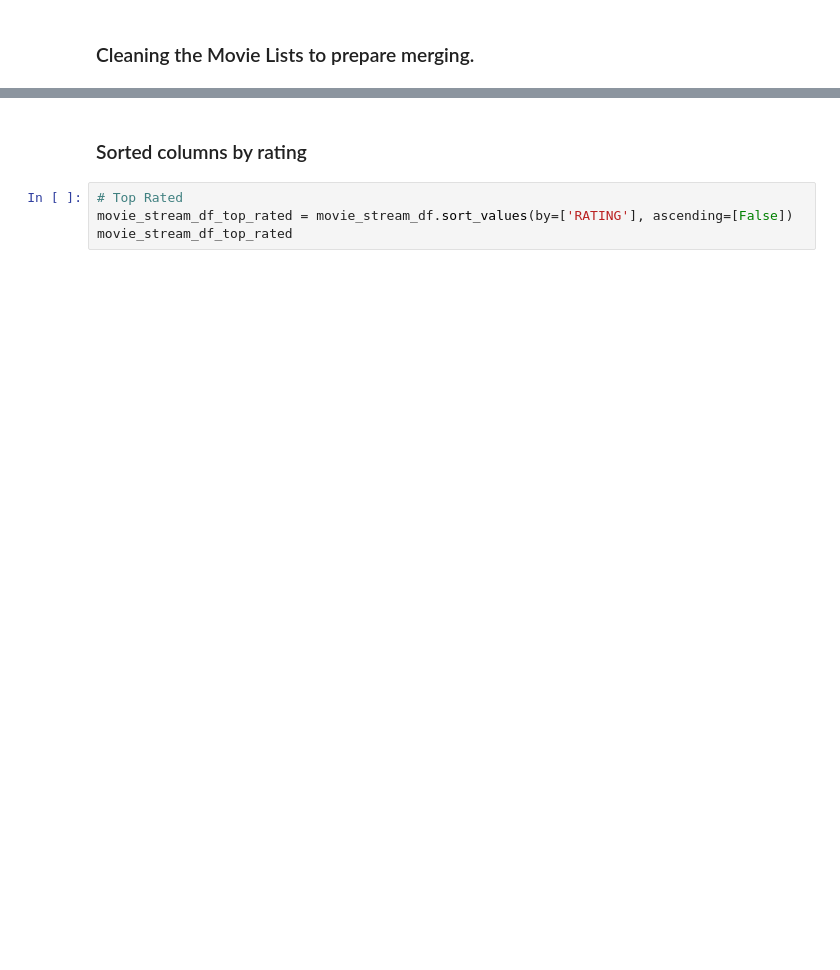
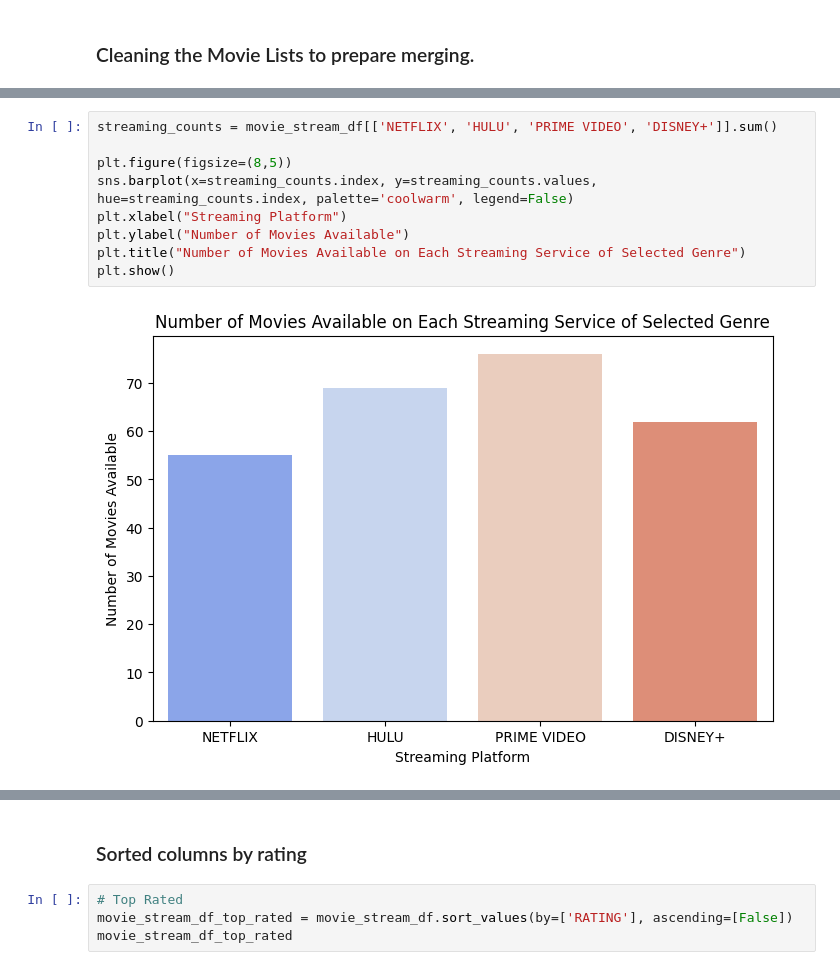
Before and after one commit to danthreepo/CapstoneProject_2025, a Jupyter notebook: vankirk_capstone_project_2025.ipynb, the cells around one changed output, grey strips where cells are left out. Saved outputs shown, nothing was run; the diff lists cells and outputs as text; blank space fills up the shorter version.

Commit message:
Checking that project is meeting requirements... added 3 visualizations... and added DATA_DICTIONARY.md

```diff
--- a/vankirk_capstone_project_2025.ipynb
+++ b/vankirk_capstone_project_2025.ipynb
@@ -332,0 +346,11 @@ movie_stream_df
+# %%
+streaming_counts = movie_stream_df[['NETFLIX', 'HULU', 'PRIME VIDEO', 'DISNEY+']].sum()
+
+plt.figure(figsize=(8,5))
+sns.barplot(x=streaming_counts.index, y=streaming_counts.values, hue=streaming_counts.index, palette='coolwarm', legend=False)
+plt.xlabel("Streaming Platform")
+plt.ylabel("Number of Movies Available")
+plt.title("Number of Movies Available on Each Streaming Service of Selected Genre")
+plt.show()
+# %% [output]
+[figure, added]
```
Also changed, not shown: parts of 20 cells of this notebook, 1 other file.
